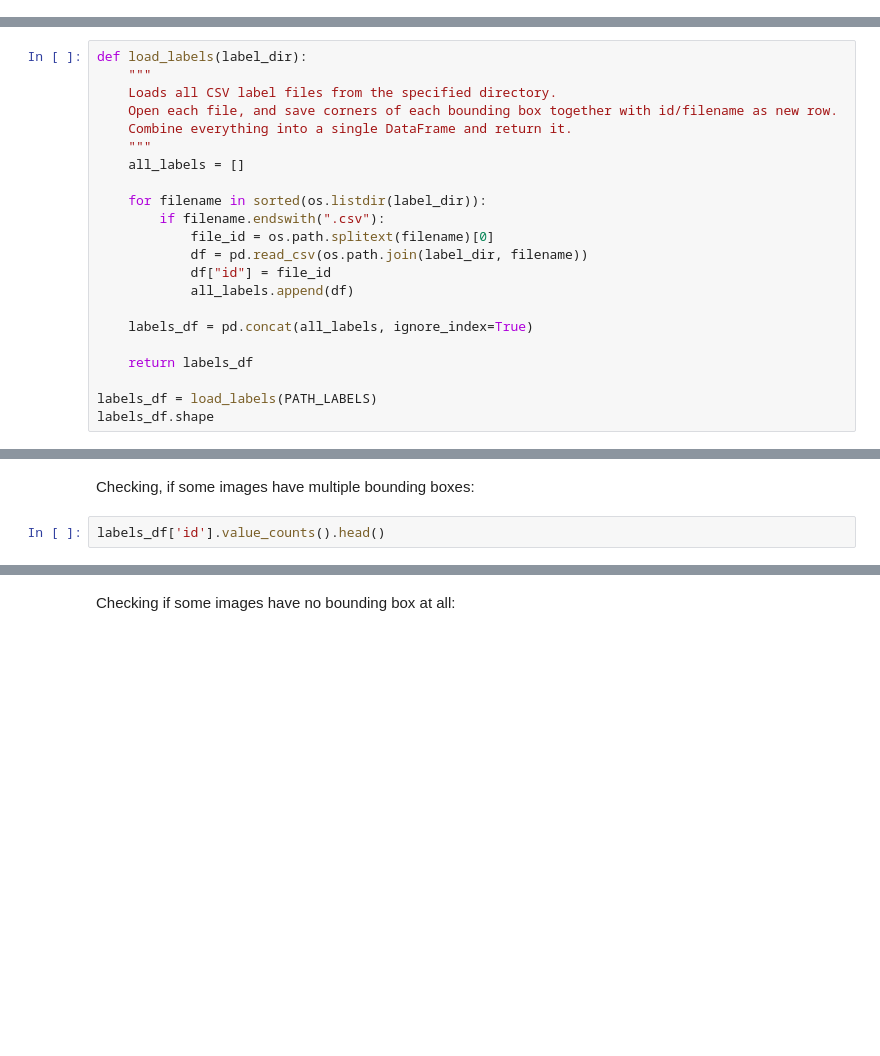
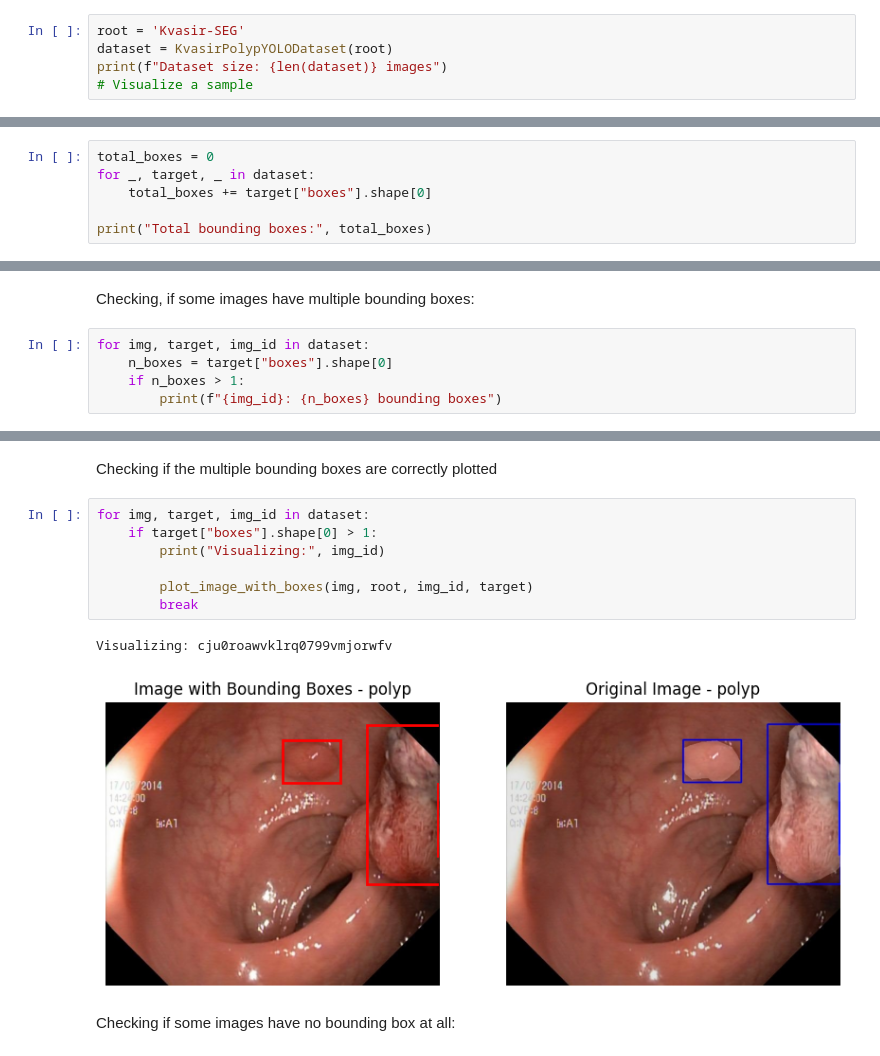
Before and after one commit to niklas-kessler/dl-med-img, a Jupyter notebook: Experiments.ipynb, the cells around one changed output, grey strips where cells are left out. Drawn from its saved outputs; the diff is of its cells as text; blank space fills up the shorter version.

Commit message:
Loading Dataset (Marco)

```diff
--- a/Experiments.ipynb
+++ b/Experiments.ipynb
@@ -12,0 +94,5 @@ PATH_LABELS = os.path.join('Kvasir-SEG', 'bbox')
+# %%
+root = 'Kvasir-SEG'
+dataset = KvasirPolypYOLODataset(root)
+print(f"Dataset size: {len(dataset)} images")
+# Visualize a sample
@@ -29,23 +144,7 @@ len(image_paths)
 # %%
-def load_labels(label_dir):
-    """
-    Loads all CSV label files from the specified directory.
-    Open each file, and save corners of each bounding box together with id/filename as new row.
-    Combine everything into a single DataFrame and return it.
-    """
-    all_labels = []
+total_boxes = 0
+for _, target, _ in dataset:
+    total_boxes += target["boxes"].shape[0]
 
-    for filename in sorted(os.listdir(label_dir)):
-        if filename.endswith(".csv"):
-            file_id = os.path.splitext(filename)[0]
-            df = pd.read_csv(os.path.join(label_dir, filename))
-            df["id"] = file_id
-            all_labels.append(df)
-
-    labels_df = pd.concat(all_labels, ignore_index=True)
-
-    return labels_df
-
-labels_df = load_labels(PATH_LABELS)
-labels_df.shape
+print("Total bounding boxes:", total_boxes)
 # %% [output]
@@ -53,5 +152,8 @@ labels_df.shape
 # %% [markdown]
 Checking, if some images have multiple bounding boxes:
 # %%
-labels_df['id'].value_counts().head()
+for img, target, img_id in dataset:
+    n_boxes = target["boxes"].shape[0]
+    if n_boxes > 1:
+        print(f"{img_id}: {n_boxes} bounding boxes")
 # %% [output]
@@ -65,3 +177,15 @@ Name: count, dtype: int64
+# %% [markdown]
+Checking if the multiple bounding boxes are correctly plotted
+# %%
+for img, target, img_id in dataset:
+    if target["boxes"].shape[0] > 1:
+        print("Visualizing:", img_id)
+
+        plot_image_with_boxes(img, root, img_id, target)
+        break
+# %% [output]
+Visualizing: cju0roawvklrq0799vmjorwfv
+[figure, added]
 # %% [markdown]
 Checking if some images have no bounding box at all:
 # %%
```
Also changed, not shown: parts of 9 cells of this notebook.
